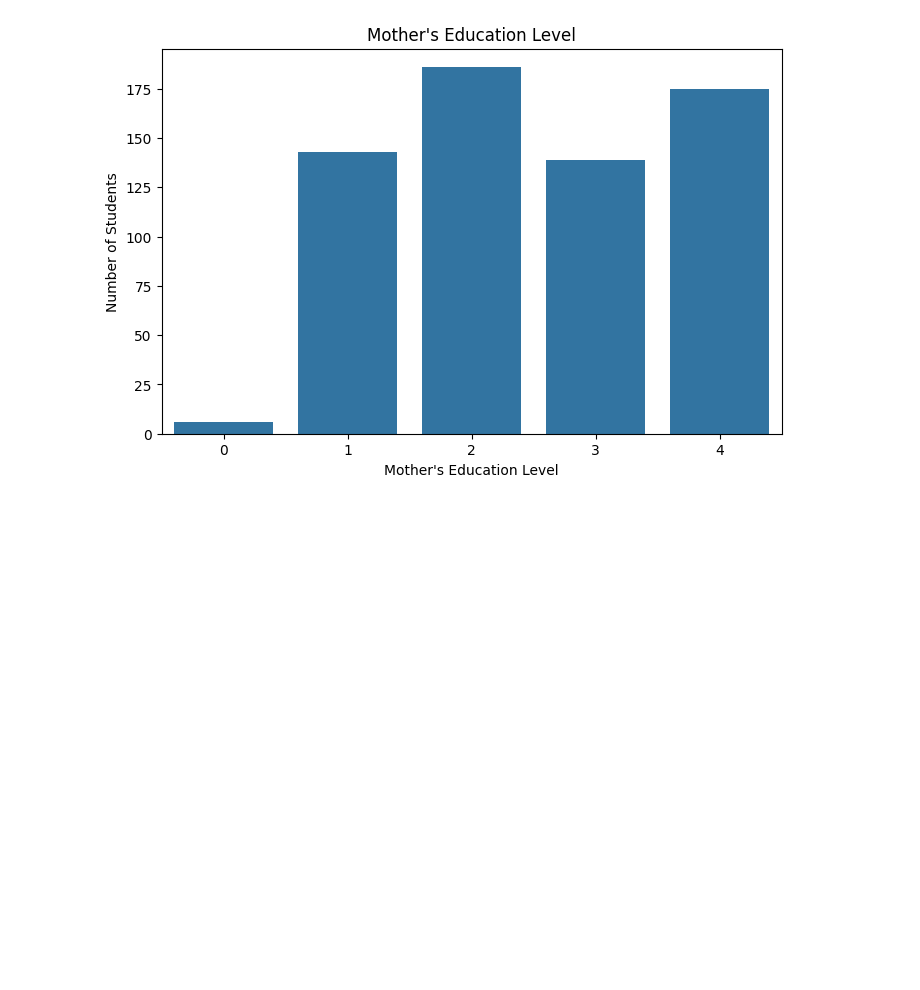
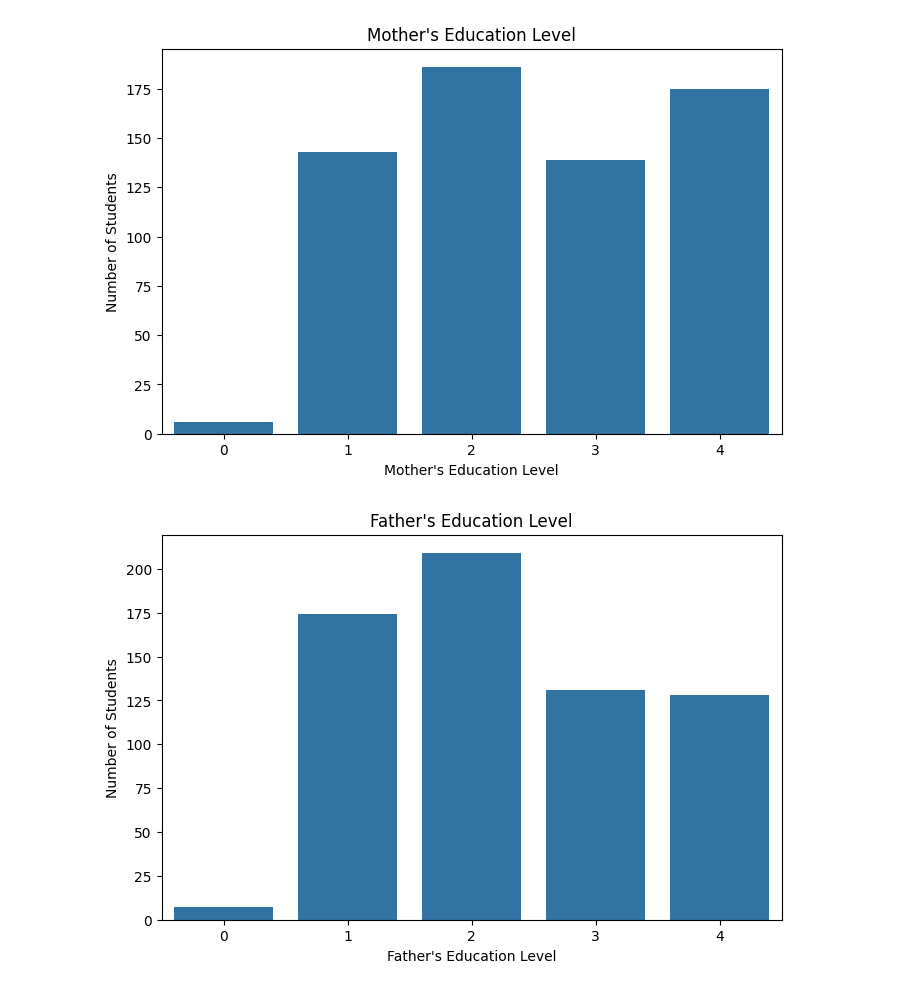
Before and after one commit to lightcode01-oss/IYB_INTERNSHIP, a Jupyter notebook: Day_05_Exploratory_Data_Analysis.ipynb, the cells around one changed output. Drawn from its saved outputs; the diff is of its cells as text; code cells hidden in the pictures; blank space fills up the shorter version.

```diff
--- a/Day_05_Exploratory_Data_Analysis.ipynb
+++ b/Day_05_Exploratory_Data_Analysis.ipynb
@@ -328,3 +328,20 @@ plt.ylabel("Number of Students")
 plt.show()
 # %% [output]
 [figure]
+# %%
+# Father's education distribution
+
+plt.figure(figsize=(8, 5))
+
+sns.countplot(
+    data=df,
+    x="Fedu"
+)
+
+plt.title("Father's Education Level")
+plt.xlabel("Father's Education Level")
+plt.ylabel("Number of Students")
+
+plt.show()
+# %% [output]
+[figure, added]
```
Also changed, not shown: parts of 19 cells of this notebook.
